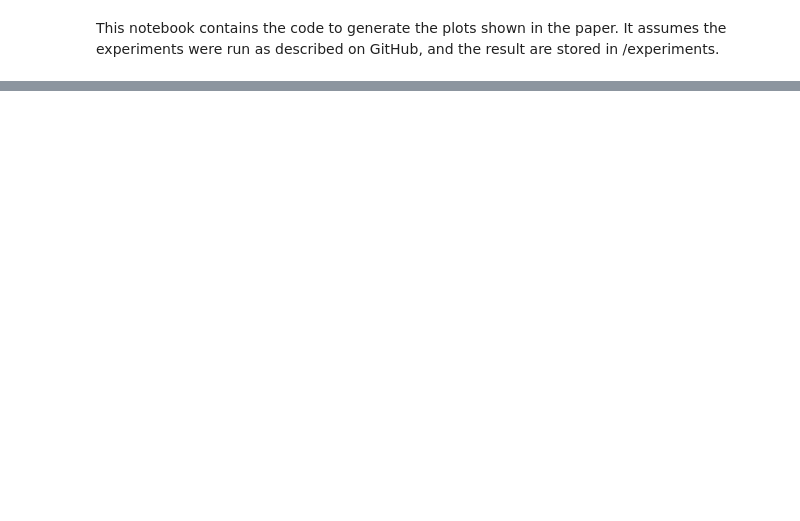
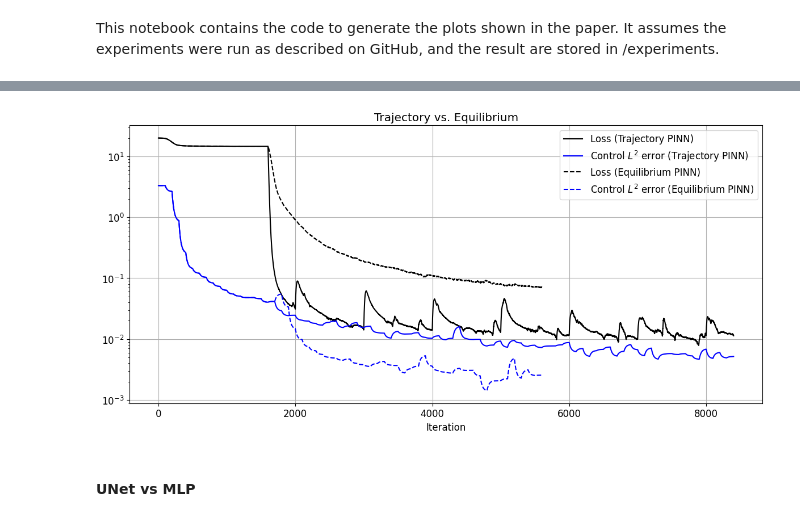
Before and after one commit to lclaeys/eigenfunction-solver, a Jupyter notebook: plots.ipynb, the cells around one changed output, grey strips where cells are left out. Saved outputs shown, nothing was run; the diff lists cells and outputs as text; code cells hidden in the pictures; blank space fills up the shorter version.

```diff
--- a/plots.ipynb
+++ b/plots.ipynb
@@ -74,0 +132,3 @@ with plt.rc_context({'font.size': 12}):
+# %%
+experiment_name = "OU_stable_d20"
+run_names = ['rel_trajectory', 'rel_no_trajectory']
@@ -74,0 +159,33 @@ with plt.rc_context({'font.size': 12}):
+# %%
+with plt.rc_context({'font.size': 12}):
+    fig, ax = plt.subplots(figsize=(12,6))
+
+    index = 'itr'
+    col_appendix = "_EMA"
+    labels = {
+        'rel_trajectory': "Trajectory PINN",
+        'rel_no_trajectory': "Equilibrium PINN"
+    }
+    ls = {
+        'rel_trajectory': '-',
+        'rel_no_trajectory': '--'
+    }
+
+    for i in range(len(run_names)):
+        run_df = df.query(f'run_name=="{run_names[i]}"')
+        run_df.plot(x=index,y='loss'+col_appendix, color='black', ax = ax, label=f'Loss ({labels[run_names[i]]})', ls = ls[run_names[i]])
+        run_df.plot(x=index,y='control_l2_error'+col_appendix, color='blue', ax = ax, label=f'Control $L^2$ error ({labels[run_names[i]]})', ls = ls[run_names[i]])
+
+        ax.set_yscale('log')
+        ax.grid()
+        ax.set_xlabel('Time (s)' if index=="time" else "Iteration")
+
+    plt.legend()
+    ax.set_title('Trajectory vs. Equilibrium')
+
+    plt.tight_layout()
+    plt.show()
+# %% [output]
+[figure, added]
+# %% [markdown]
+#### UNet vs MLP
```
Also changed, not shown: parts of 32 cells of this notebook.
